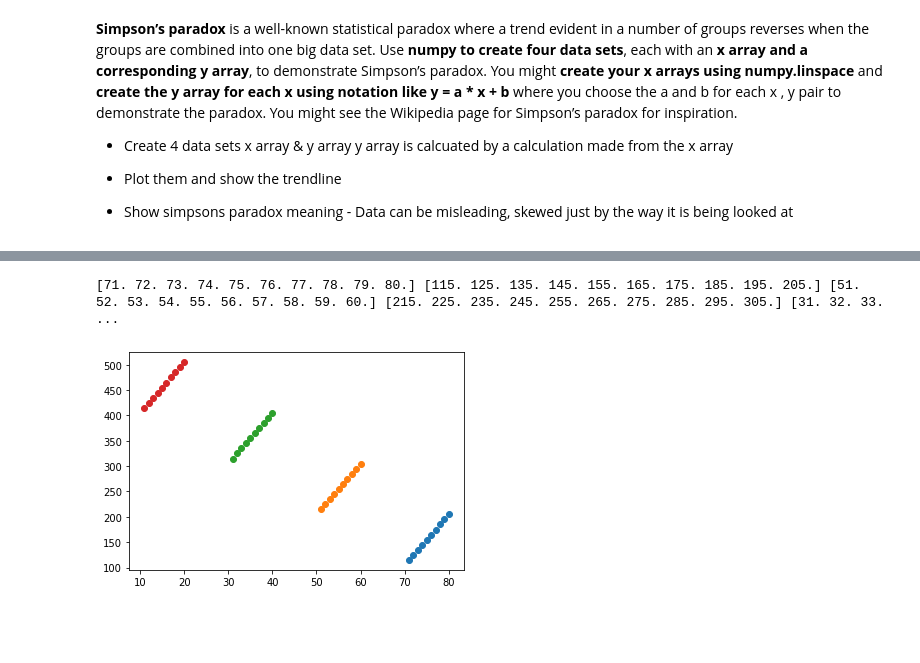
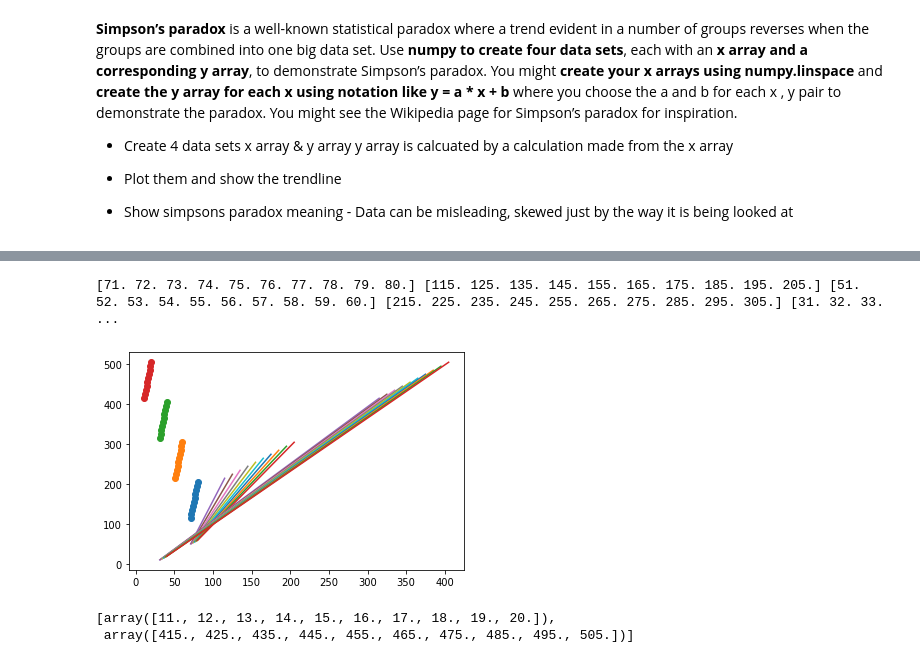
Before and after one commit to colmhiggs11/Fundamentals-of-DA---Assignments, a Jupyter notebook: F of DA - Assignments.ipynb, the cells around one changed output, grey strips where cells are left out. Drawn from its saved outputs; the diff is of its cells as text; code cells hidden in the pictures; blank space fills up the shorter version.

```diff
--- a/F of DA - Assignments.ipynb
+++ b/F of DA - Assignments.ipynb
@@ -203,36 +194,61 @@ import numpy as np
 import matplotlib.pyplot as plt
 import random
 import seaborn as sns
 
 a = 10
 b = 5
 
+list1 = []
+list2 = []
+list3 = []
+list4 = []
+
+
 x = np.linspace(71, 80, 10)
 y = (a*x)+b-600
+
+list1.append(x)
+list1.append(y)
 
 x2 = np.linspace(51, 60, 10)
 y2 = (a*x2)+b-300
 
+list2.append(x2)
+list2.append(y2)
+
 x3 = np.linspace(31, 40, 10)
 y3 = (a*x3)+b
 
+list3.append(x3)
+list3.append(y3)
 
 x4 = np.linspace(11, 20, 10)
 y4 = (a*x4)+b+300
 
+list4.append(x4)
+list4.append(y4)
+
 print(x,y,x2,y2,x3,y3,x4,y4)
 
-plt.plot(x,y,"o")
-plt.plot(x2,y2,"o")
-plt.plot(x3,y3,"o")
-plt.plot(x4,y4,"o")
+plota = plt.plot(x,y,"o",x2,y2,"o",x3,y3,"o",x4,y4,"o")
 
+plotab = plt.plot(list1,list2,list3,list4)
+#plt.plot(x2,y2,"o")
+#plt.plot(x3,y3,"o")
+#plt.plot(x4,y4,"o")
+
+#sns.regplot(listx, listy)
 
 plt.show()
 
-
+list1
+list2
+list3
+list4
 
 #### Add in a trendline on the data to show Simspons paradox
 # %% [output]
 [71. 72. 73. 74. 75. 76. 77. 78. 79. 80.] [115. 125. 135. 145. 155. 165. 175. 185. 195. 205.] [51. 52. 53. 54. 55. 56. 57. 58. 59. 60.] [215. 225. 235. 245. 255. 265. 275. 285. 295. 305.] [31. 32. 33. ...
-[figure, old version]
+[figure, new version]
+[array([11., 12., 13., 14., 15., 16., 17., 18., 19., 20.]),
+ array([415., 425., 435., 445., 455., 465., 475., 485., 495., 505.])]
```
Also changed, not shown: parts of 2 cells of this notebook.
